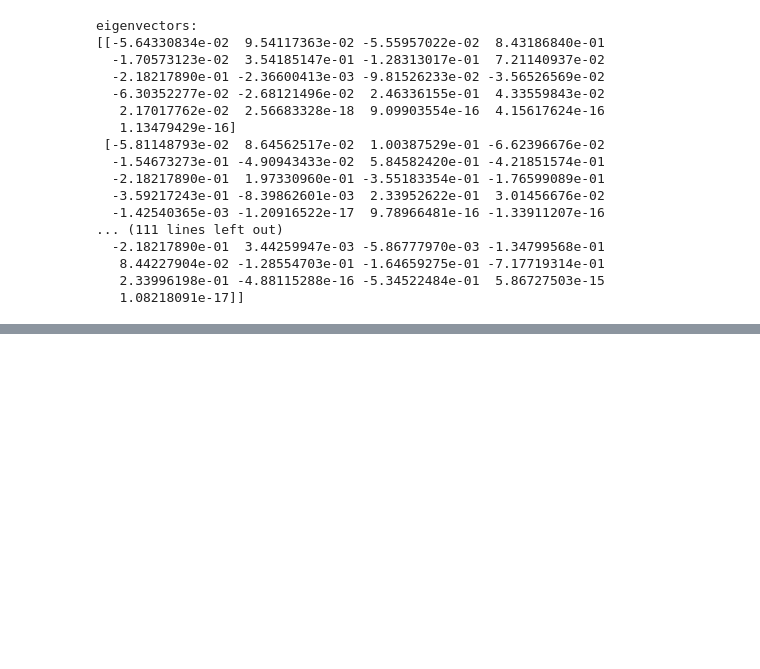
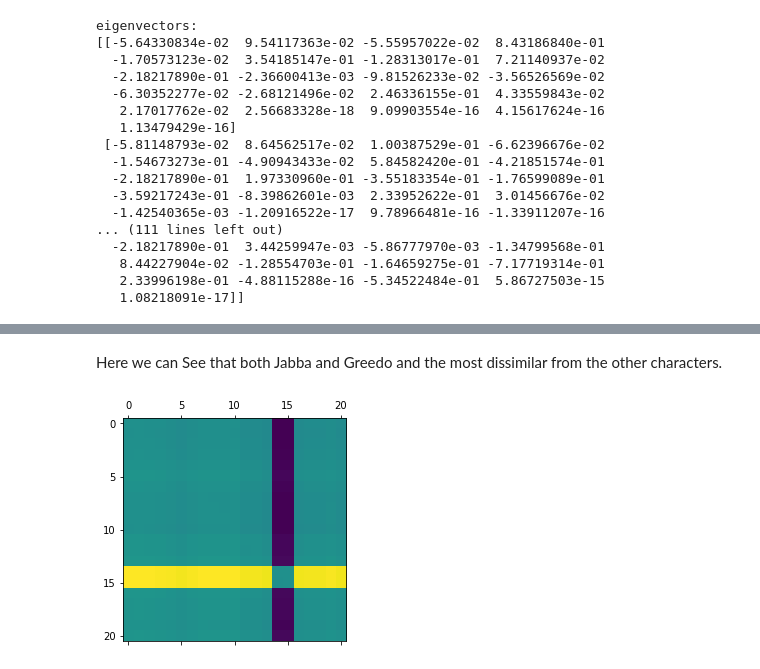
Before and after one commit to jonathan-conover1/CMPE-256, a Jupyter notebook: OG_Triloy_Graph_Analysis.ipynb, the cells around one changed output, grey strips where cells are left out. Cells and saved outputs as stored; diff of their text form; code cells hidden in the pictures; blank space fills up the shorter version.

```diff
--- a/OG_Triloy_Graph_Analysis.ipynb
+++ b/OG_Triloy_Graph_Analysis.ipynb
@@ -248,0 +255,13 @@ plt.show()
+# %%
+e_v = np.array(v)
+first_vector = e_v[:, 8]
+print(first_vector)
+
+second_vector = e_v[:, 13]
+print(second_vector)
+
+gpr1 = np.where(second_vector < 0)
+gpr2 = np.where(second_vector > 0)
+
+for arr in gpr2[0]:
+    print(char_list[arr])
@@ -248,0 +282,17 @@ plt.show()
+# %%
+size = len(e)
+
+S = np.full((size, size), 0.0)
+
+for i in range(size):
+    for ii in range(size):
+        x = second_vector[i]**2
+        y = second_vector[ii]**2
+        S[i][ii] =  x - y
+# %% [markdown]
+Here we can See that both Jabba and Greedo and the most dissimilar from the other characters.
+# %%
+plt.matshow(S)
+plt.show()
+# %% [output]
+[figure, added]
```
Also changed, not shown: parts of 8 cells of this notebook, 2 other files.
